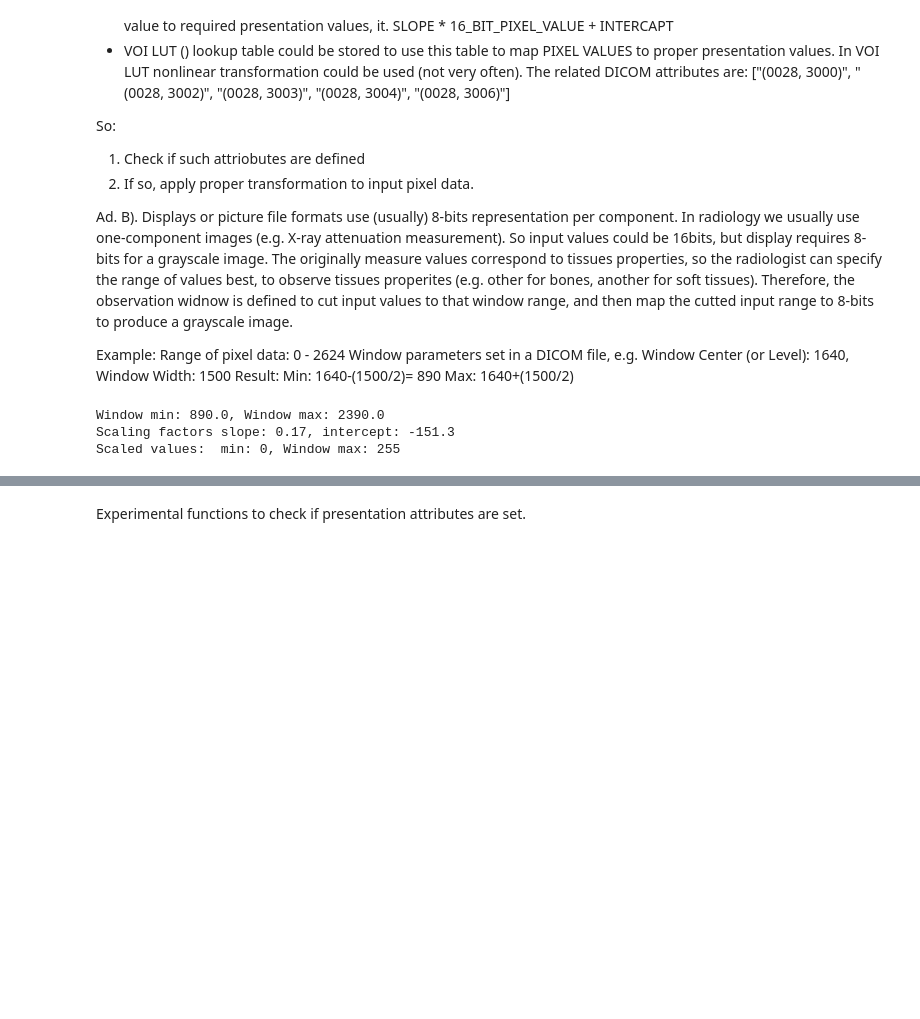
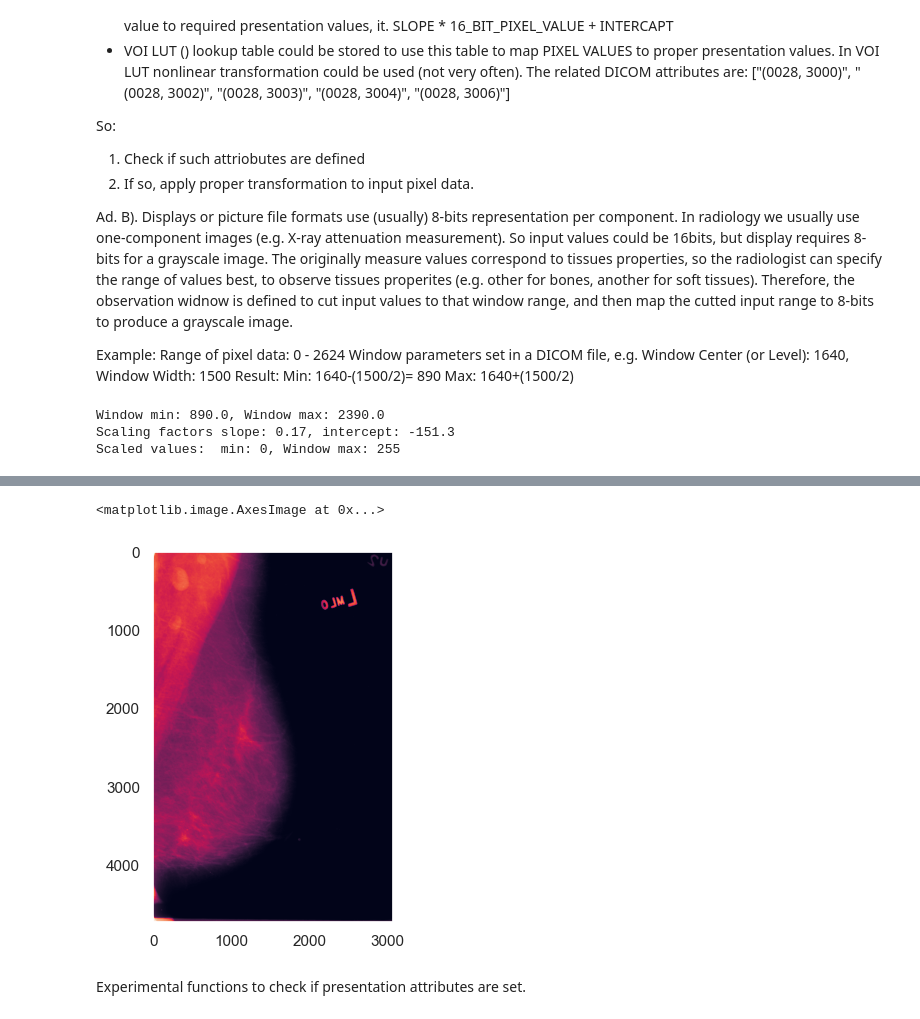
Before and after one commit to Griphu/federated_learning_demo, a Jupyter notebook: notebooks/read_dicom_files.ipynb, the cells around one changed output, grey strips where cells are left out. Drawn from its saved outputs; the diff is of its cells as text; code cells hidden in the pictures; blank space fills up the shorter version.

```diff
--- a/notebooks/read_dicom_files.ipynb
+++ b/notebooks/read_dicom_files.ipynb
@@ -174,0 +210,2 @@ New min: 890.0, max: 2390.0
+# %%
+dicom_file = dcmread(dicom_file_to_read)
@@ -175,3 +232,8 @@ New min: 890.0, max: 2390.0
+# %%
+plt.imshow(dicom_file.pixel_array)
+# %% [output]
+<matplotlib.image.AxesImage at 0x...>
+[figure, added]
 # %% [markdown]
 Experimental functions to check if presentation attributes are set.
 # %%
```
Also changed, not shown: parts of 21 cells of this notebook, 27 other files.
